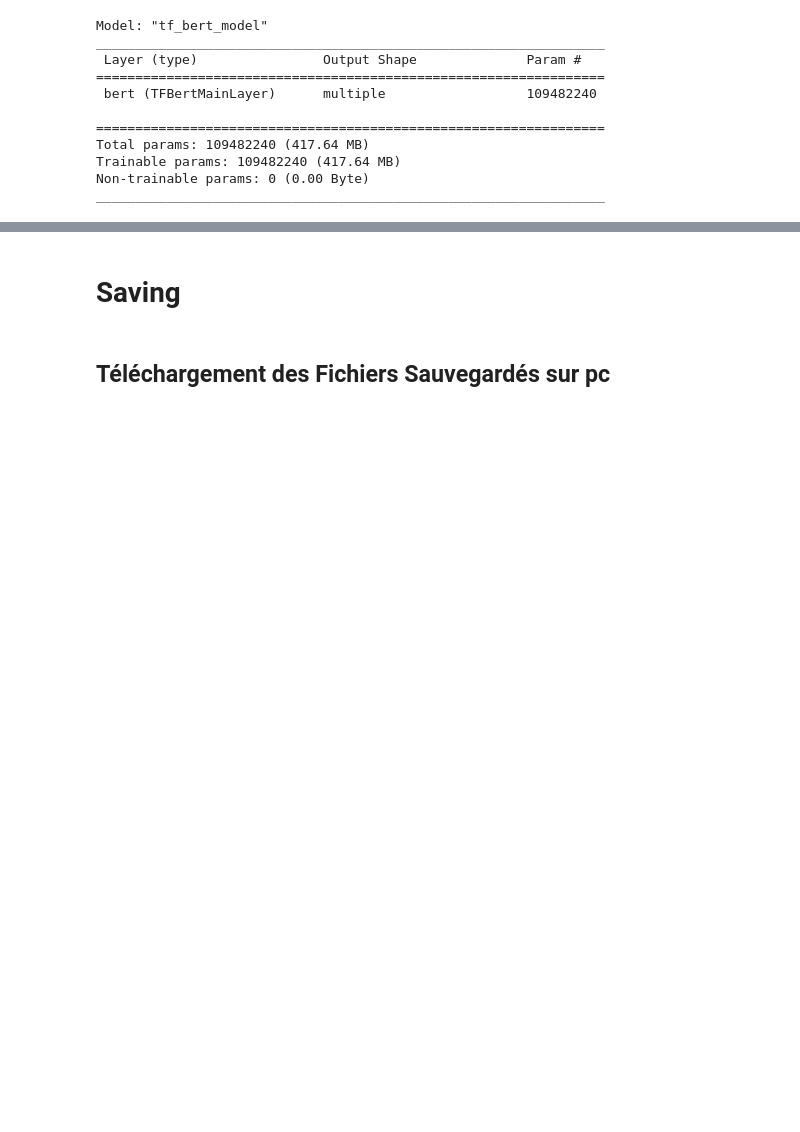
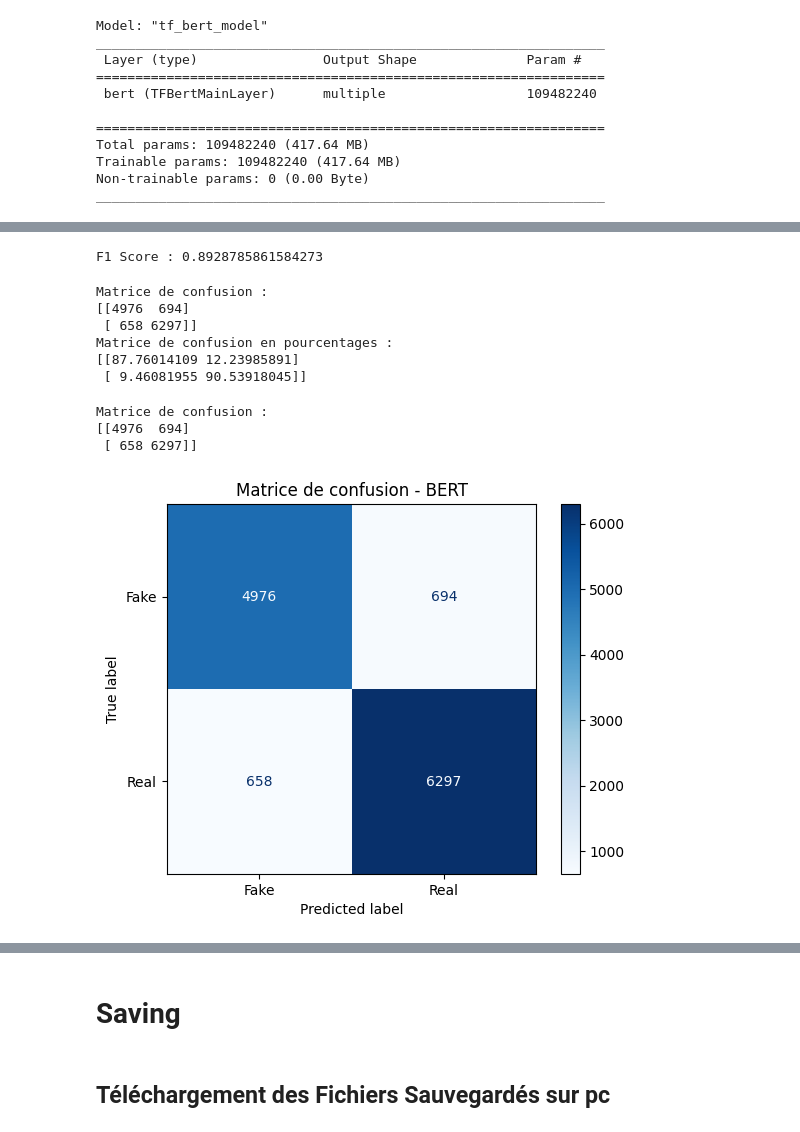
Before and after one commit to FMendes13/Full_Stack_Project_DEEP_LEARNING_NLP, a Jupyter notebook: 01_Notebooks/4_Fake_news_BERT_TF_1.ipynb, the cells around one changed output, grey strips where cells are left out. Saved outputs shown, nothing was run; the diff lists cells and outputs as text; code cells hidden in the pictures; blank space fills up the shorter version.

```diff
--- a/01_Notebooks/4_Fake_news_BERT_TF_1.ipynb
+++ b/01_Notebooks/4_Fake_news_BERT_TF_1.ipynb
@@ -269,0 +326,9 @@ Validation Accuracy: 0.8910890817642212
+# %%
+# Fusionner les batches
+X_val_input_ids = np.concatenate(X_val_input_ids, axis=0)
+X_val_attention_mask = np.concatenate(X_val_attention_mask, axis=0)
+y_val = np.concatenate(y_val, axis=0)
+
+# Vérifier les formes
+print("Forme de X_val_input_ids après concaténation :", X_val_input_ids.shape)
+print("Forme de y_val après concaténation :", y_val.shape)
@@ -269,0 +338,12 @@ Validation Accuracy: 0.8910890817642212
+# %%
+# Préparer les entrées pour le modèle
+inputs = {
+    'input_ids': X_val_input_ids,
+    'attention_mask': X_val_attention_mask
+}
+
+# Faire des prédictions
+y_pred = model.predict(inputs)
+
+# Convertir les prédictions en classes (si c'est un problème de classification)
+y_pred_classes = np.argmax(y_pred, axis=1)
@@ -269,0 +352,45 @@ Validation Accuracy: 0.8910890817642212
+# %%
+# Calculer le F1 score
+f1 = f1_score(y_val, y_pred_classes, average='weighted')  # 'weighted' pour prendre en compte les classes déséquilibrées
+print("F1 Score :", f1)
+# %% [output]
+F1 Score : 0.8928785861584273
+# %%
+conf_matrix = confusion_matrix(y_val, y_pred_classes)
+print("Matrice de confusion :")
+print(conf_matrix)
+
+# Normaliser la matrice de confusion en pourcentages
+conf_matrix_percent = conf_matrix.astype('float') / conf_matrix.sum(axis=1)[:, np.newaxis] * 100
+
+# Afficher la matrice de confusion en pourcentages
+print("Matrice de confusion en pourcentages :")
+print(conf_matrix_percent)
+# %% [output]
+Matrice de confusion :
+[[4976  694]
+ [ 658 6297]]
+Matrice de confusion en pourcentages :
+[[87.76014109 12.23985891]
+ [ 9.46081955 90.53918045]]
+# %%
+# Calculer la matrice de confusion
+conf_matrix = confusion_matrix(y_val, y_pred_classes)
+print("Matrice de confusion :")
+print(conf_matrix)
+
+# Supposons que vous avez des noms de classes
+class_names = ['Fake', 'Real']
+
+# Créer une visualisation de la matrice de confusion
+disp = ConfusionMatrixDisplay(confusion_matrix=conf_matrix, display_labels=class_names)
+
+# Afficher la matrice de confusion
+disp.plot(cmap='Blues', values_format='d')  # 'd' pour afficher les valeurs en entiers
+plt.title("Matrice de confusion - BERT")
+plt.show()
+# %% [output]
+Matrice de confusion :
+[[4976  694]
+ [ 658 6297]]
+[figure, added]
```
Also changed, not shown: parts of 12 cells of this notebook, 1 other file.
